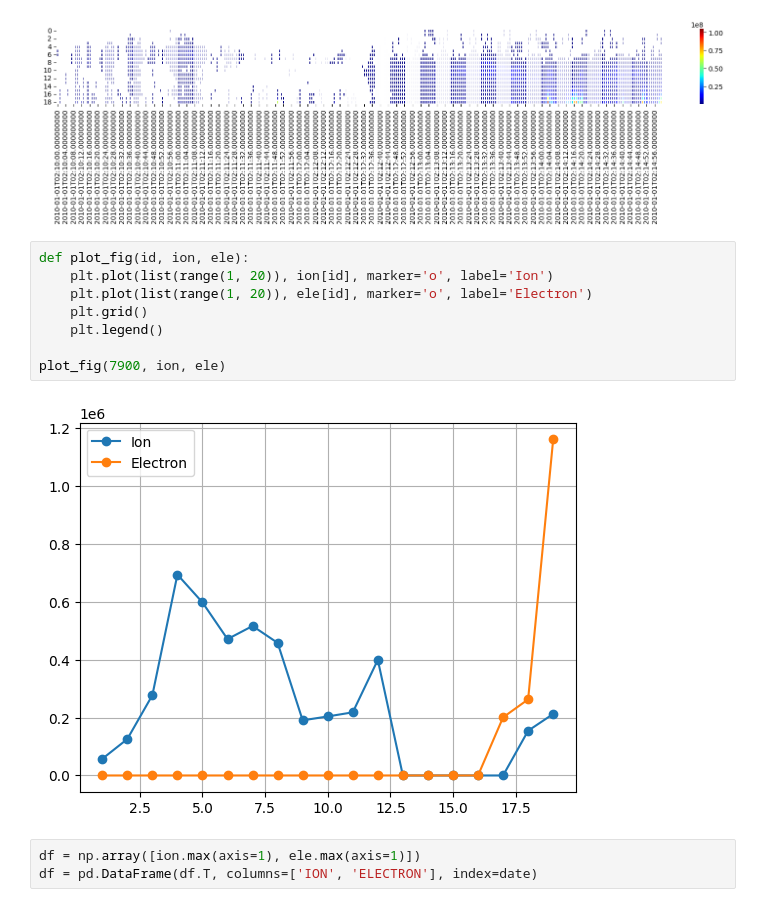
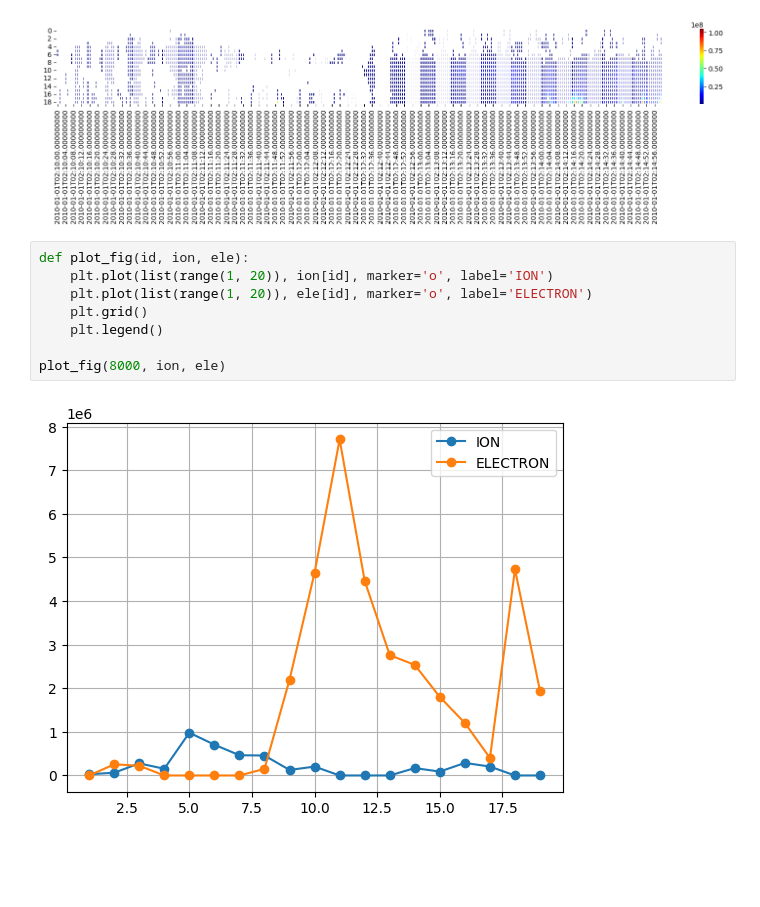
Before and after one commit to umeyuu/Prediction-of-Satellite-Potential-Using-Solar-Wind-Data, a Jupyter notebook: satelite_data.ipynb, the cells around one changed output. Drawn from its saved outputs; the diff is of its cells as text; blank space fills up the shorter version.

```diff
--- a/satelite_data.ipynb
+++ b/satelite_data.ipynb
@@ -57,14 +76,11 @@ sns.heatmap(df_ele, linewidths = 1,cmap = "jet", mask = df_ele_mask);
 [figure]
 # %%
 def plot_fig(id, ion, ele):
-    plt.plot(list(range(1, 20)), ion[id], marker='o', label='Ion')
-    plt.plot(list(range(1, 20)), ele[id], marker='o', label='Electron')
+    plt.plot(list(range(1, 20)), ion[id], marker='o', label='ION')
+    plt.plot(list(range(1, 20)), ele[id], marker='o', label='ELECTRON')
     plt.grid()
     plt.legend()
 
-plot_fig(7900, ion, ele)
+plot_fig(8000, ion, ele)
 # %% [output]
-[figure, old version]
+[figure, new version]
-# %%
-df = np.array([ion.max(axis=1), ele.max(axis=1)])
-df = pd.DataFrame(df.T, columns=['ION', 'ELECTRON'], index=date)
```
Also changed, not shown: parts of 3 cells of this notebook.
